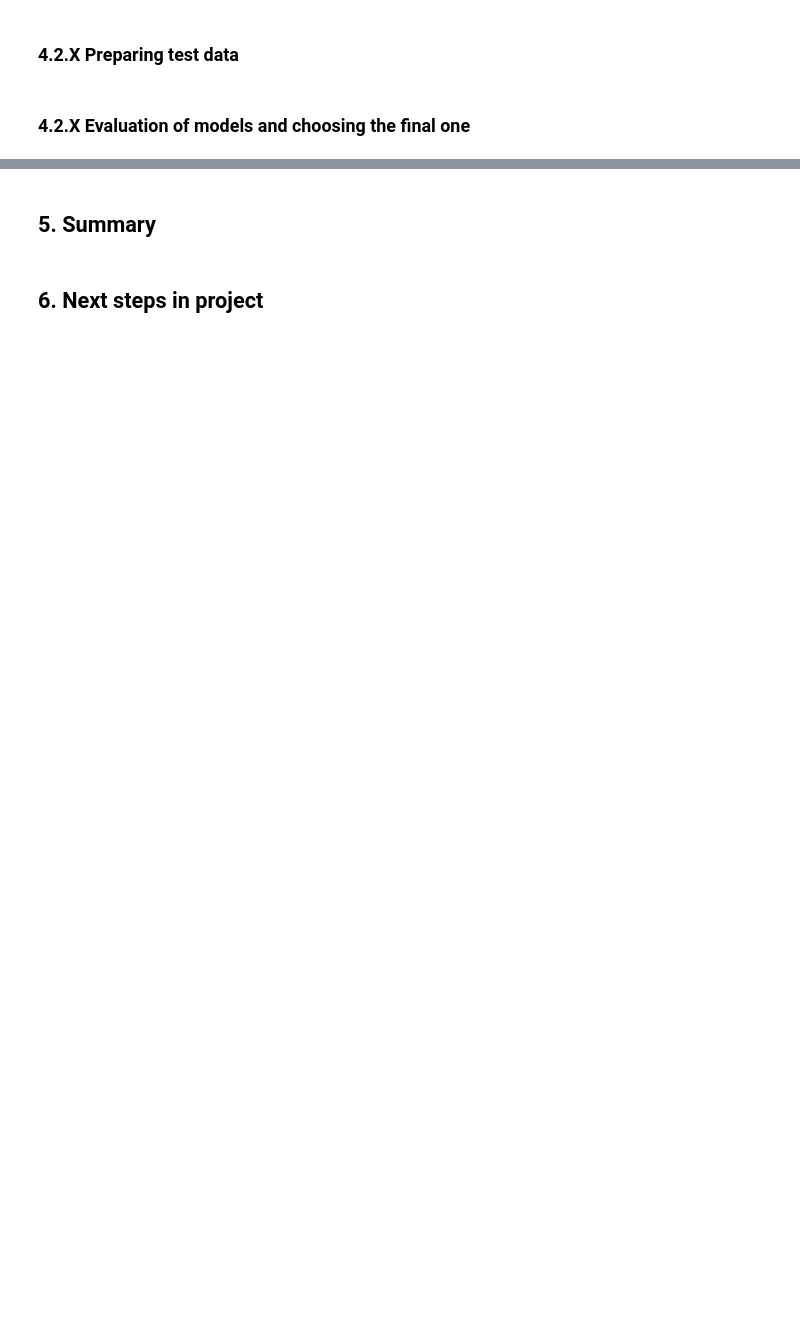
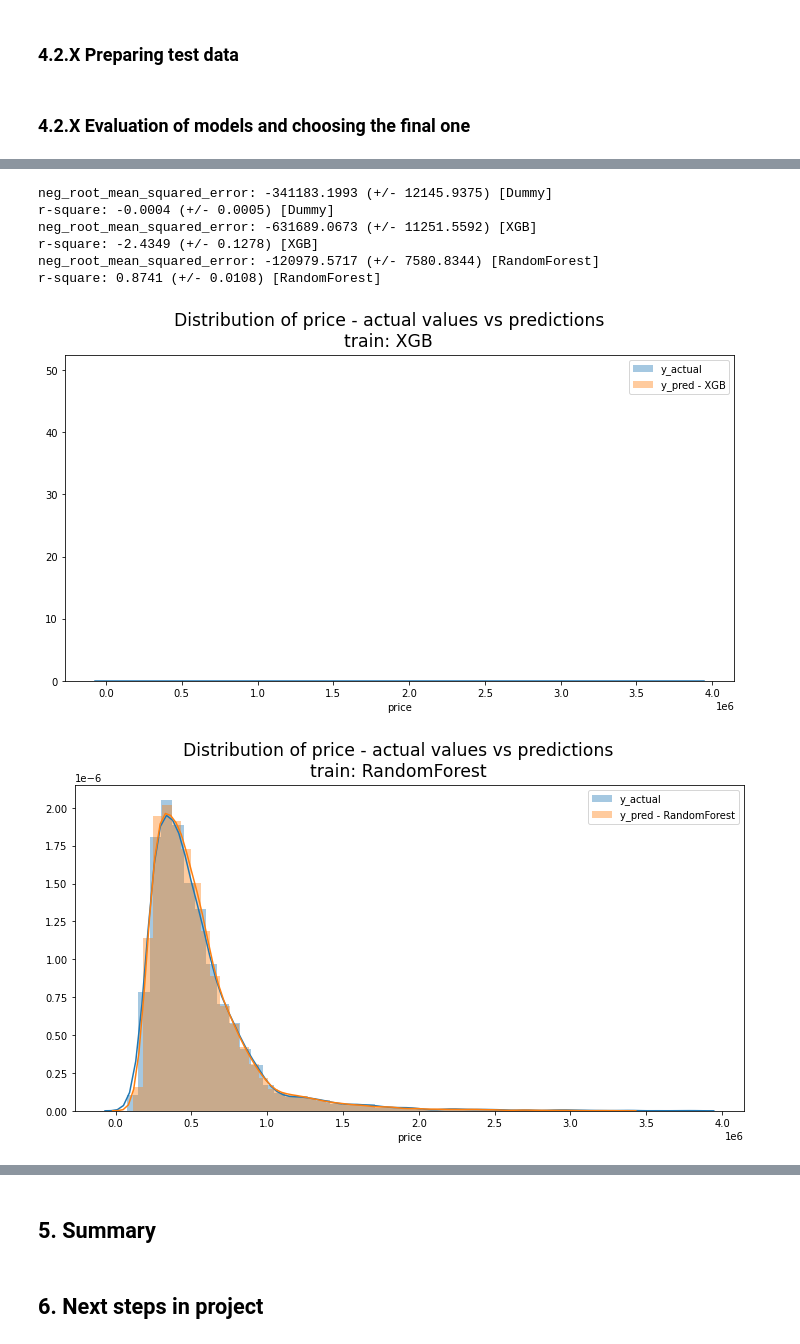
Before and after one commit to tizycki/house-pricing, a Jupyter notebook: solution.ipynb, the cells around one changed output, grey strips where cells are left out. Cells and saved outputs as stored; diff of their text form; code cells hidden in the pictures; blank space fills up the shorter version.

Commit message:
Add regression models and evaluation

```diff
--- a/solution.ipynb
+++ b/solution.ipynb
@@ -509,7 +509,7 @@ class FeatureSelectorDF(BaseEstimator, TransformerMixin):
     """
 
     def __init__(self, feature_names):
-        self.__feature_names = [feature_names]
+        self.__feature_names = feature_names
 
     def fit(self, X):
         return self
@@ -1345,19 +1349,19 @@ KeyboardInterrupt:
 # %%
 target_mode = 'regression'
 
-y_clf_test = y_all_test[target_cols[target_mode]]
+y_reg_test = y_all_test[target_cols[target_mode]]
 
 # Feature engineering
 X_test_t = FeatureEngineeringDF().transform(X_test)
 
 # Removing outliers
-X_test_t, y_clf_test_t = outlier_removal.transform(X_test_t, y_clf_test)
+X_test_t, y_reg_test_t = outlier_removal.transform(X_test_t, y_reg_test)
 
 # Performing other steps: target encoding, log-scaling, one-hot-encoding
-X_test_t = pd.concat([X_test_t, y_clf_test_t], axis=1)
+X_test_t = pd.concat([X_test_t, y_reg_test_t], axis=1)
 X_test_t = pd.concat([
     X_test_t[passthrough_features],
-    target_encoding_clf_pipeline.transform(X_test_t),
+    target_encoding_reg_pipeline.transform(X_test_t),
     log_scaling_pipeline.transform(X_test_t),
     one_hot_encoding_pipeline.transform(X_test_t)
 ], axis=1)
@@ -1365,3 +1369,21 @@ X_test_t = pd.concat([
 #X_test_t
 # %% [markdown]
 ### 4.2.X Evaluation of models and choosing the final one
+# %%
+#neg_root_mean_squared_error
+models = [dummy_reg, xgb_bayes_cv_tuner.best_estimator_, rf_bayes_cv_tuner.best_estimator_]
+model_labels = ['Dummy', 'XGB', 'RandomForest']
+scores = {}
+y_preds = {}
+
+# Calculate average score - Kfold=10
+for model, label in zip(models, model_labels):
+    scores[label] = {
+        'neg_root_mean_squared_error': cross_val_score(model, X_train_t, y_reg_train_t, cv=10, scoring='neg_root_mean_squared_error'),
+        'r-square': cross_val_score(model, X_train_t, y_reg_train_t, cv=10, scoring='r2')
+    }
+
+    y_preds[label] = {
+        'train': model.predict(X_train_t),
+        'test': model.predict(X_test_t)
+    }
@@ -1367,0 +1408,23 @@ X_test_t = pd.concat([
+# %%
+for model_label, value in scores.items():
+    for metric, score in value.items():
+        print(f'{metric}: {score.mean():0.4f} (+/- {score.std():0.4f}) [{model_label}]')
+
+for model_label, value in y_preds.items():
+    if model_label != 'Dummy':
+        for dataset, preds in value.items():
+            if (dataset == 'train'):
+                plt.figure(figsize=(12,6))
+                plt.suptitle(f'Distribution of price - actual values vs predictions\n{dataset}: {model_label}', fontsize='xx-large')
+                sns.distplot(y_reg_train_t, kde=True, label='y_actual')
+                sns.distplot(preds, kde=True, label=f'y_pred - {model_label}')
+                plt.legend()
+# %% [output]
+neg_root_mean_squared_error: -341183.1993 (+/- 12145.9375) [Dummy]
+r-square: -0.0004 (+/- 0.0005) [Dummy]
+neg_root_mean_squared_error: -631689.0673 (+/- 11251.5592) [XGB]
+r-square: -2.4349 (+/- 0.1278) [XGB]
+neg_root_mean_squared_error: -120979.5717 (+/- 7580.8344) [RandomForest]
+r-square: 0.8741 (+/- 0.0108) [RandomForest]
+[figure, added]
+[figure, added]
```
Also changed, not shown: parts of 9 cells of this notebook.
